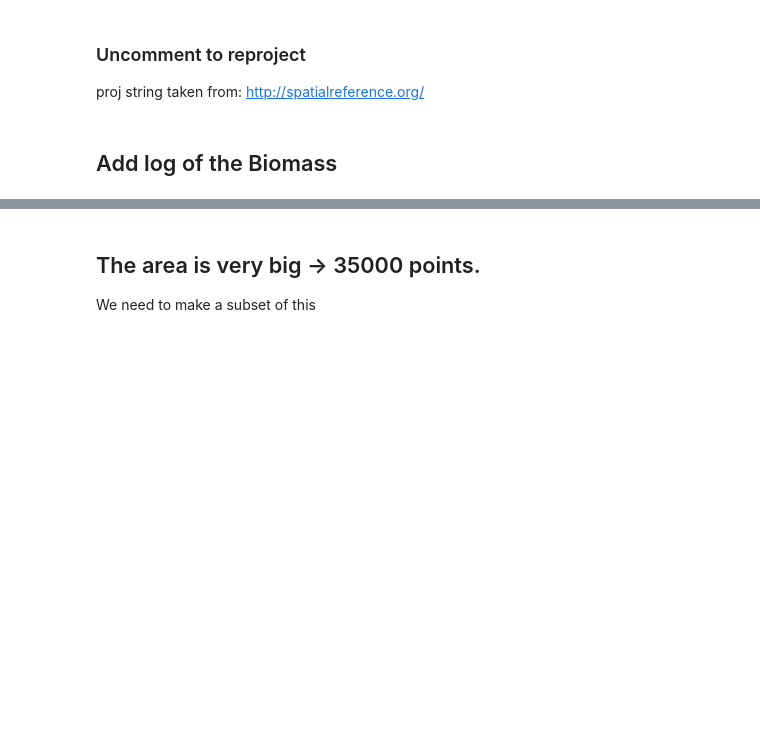
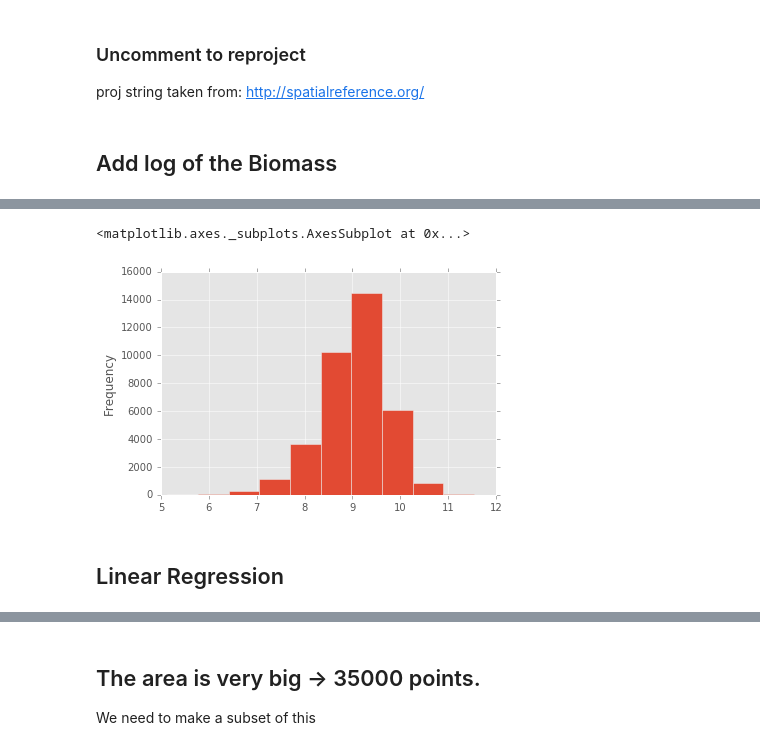
Before and after one commit to molgor/spystats, a Jupyter notebook: notebooks/log_spatial_autocorrelation_with_trend.ipynb, the cells around one changed output, grey strips where cells are left out. Cells and saved outputs as stored; diff of their text form; code cells hidden in the pictures; blank space fills up the shorter version.

```diff
--- a/notebooks/log_spatial_autocorrelation_with_trend.ipynb
+++ b/notebooks/log_spatial_autocorrelation_with_trend.ipynb
@@ -44,0 +57,7 @@ new_data['newLat'] = new_data.apply(lambda c : c.geometry.y, axis=1)
+# %%
+new_data.logBiomass.plot.hist()
+# %% [output]
+<matplotlib.axes._subplots.AxesSubplot at 0x...>
+[figure, added]
+# %% [markdown]
+## Linear Regression
```
Also changed, not shown: parts of 37 cells of this notebook, 4 other files.
